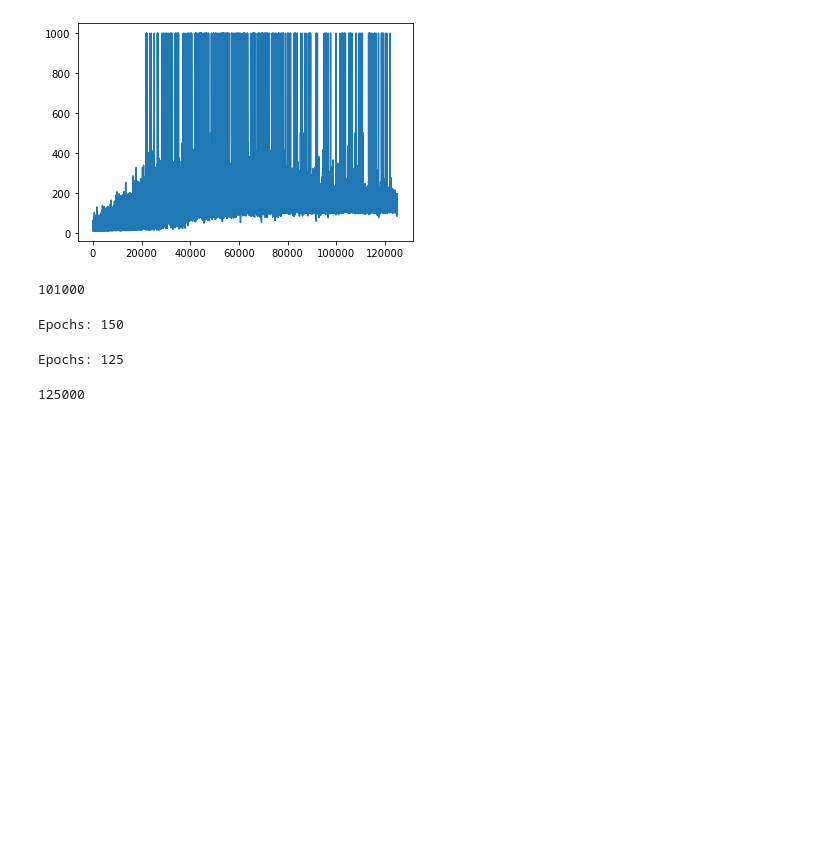
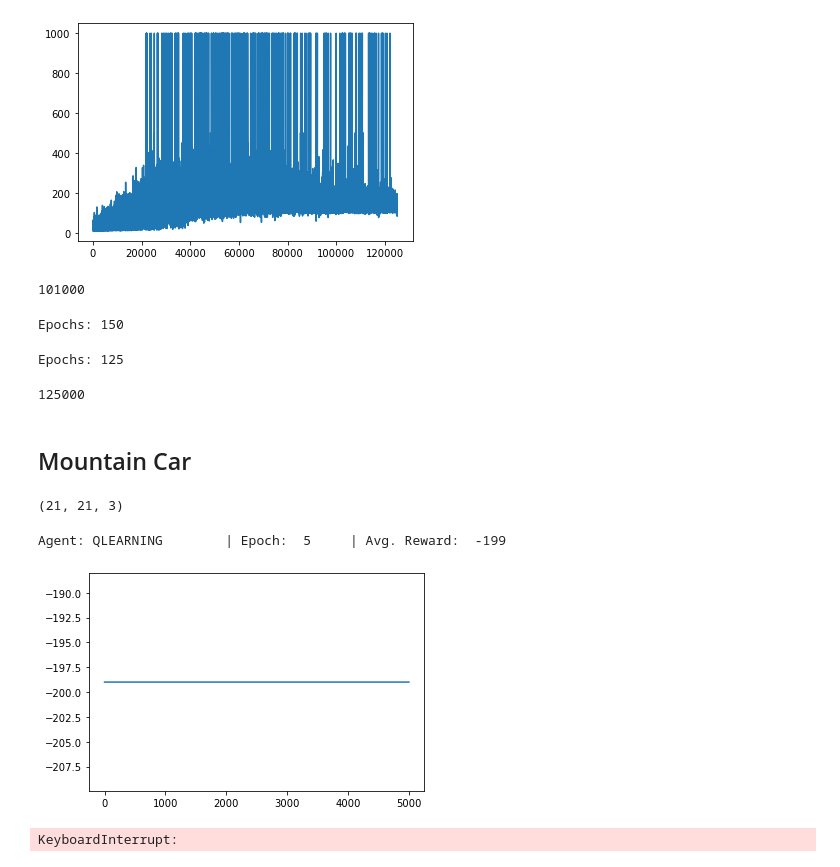
Before and after one commit to JragonAD/RPI-Advanced-Game-AI-Summer-Semester, a Jupyter notebook: week2/class0/cartpole-ql-v1.ipynb, the cells around one changed output. Cells and saved outputs as stored; diff of their text form; code cells hidden in the pictures; blank space fills up the shorter version.

```diff
--- a/week2/class0/cartpole-ql-v1.ipynb
+++ b/week2/class0/cartpole-ql-v1.ipynb
@@ -226,16 +226,30 @@ for cell in q_flat:
 500.0
 # %%
 class QAgent:
-    def __init__(self, agent_type=Q_LEARNING, env_name=ENV_NAME, epsilon_decay=EPSILON_DECAY, epsilon_min=EPSILON_MIN):
+    def __init__(
+        self,
+        agent_type=Q_LEARNING,
+        env_name=ENV_NAME,
+        epsilon_decay=EPSILON_DECAY,
+        epsilon_min=EPSILON_MIN,
+        ranges=RANGES,
+        steps=STEPS,
+    ):
         env = gym.make(env_name)
+        env.seed(0)
+
         self.env = env
 
         self.rewards = []
         self.epoch_rewards = []
         self.epochs = 0
 
-        self.q_table = QTable(RANGES, STEPS, agent_type)
+        self.q_table = QTable(
+            ranges=ranges, steps=steps, agent_type=agent_type, env_name=env_name
+        )
         self.epsilon = EPSILON
+        self.epsilon_decay = epsilon_decay
+        self.epsilon_min = epsilon_min
 
         self.agent_type = agent_type
 
@@ -265,9 +279,9 @@ class QAgent:
                 score += reward
 
                 if done:
-                    if score == 200:
-                        # self.evaluate(episodes=1, render=True)
-                        score = REWARD_SHAPING
+                    # if score == 200:
+                    # self.evaluate(episodes=1, render=True)
+                    # score = REWARD_SHAPING
 
                     break
 
@@ -277,8 +291,8 @@ class QAgent:
 
             rewards.append(score)
 
-            epsilon *= EPSILON_DECAY
-            epsilon = max(EPSILON_MIN, epsilon)
+            epsilon *= self.epsilon_decay
+            epsilon = max(self.epsilon_min, epsilon)
 
         self.epsilon = epsilon
 
@@ -346,3 +360,21 @@ Epochs: 125
 125000
 # %%
 sarsa_agent.evaluate(episodes=1, render=True)
+# %% [markdown]
+## Mountain Car
+# %%
+ENV_NAME = "MountainCar-v0"
+
+RANGES = [[-10, 10], [-10, 10]]
+STEPS = (1, 1)
+# %%
+q_agent = QAgent(env_name=ENV_NAME, ranges=RANGES, steps=STEPS)
+q_agent.q_table.q_table.shape
+# %% [output]
+(21, 21, 3)
+# %%
+q_agent.train(epochs=50)
+# %% [output]
+Agent: QLEARNING        | Epoch:  5     | Avg. Reward:  -199
+[figure, added]
+KeyboardInterrupt:
```
Also changed, not shown: 3 other files.
